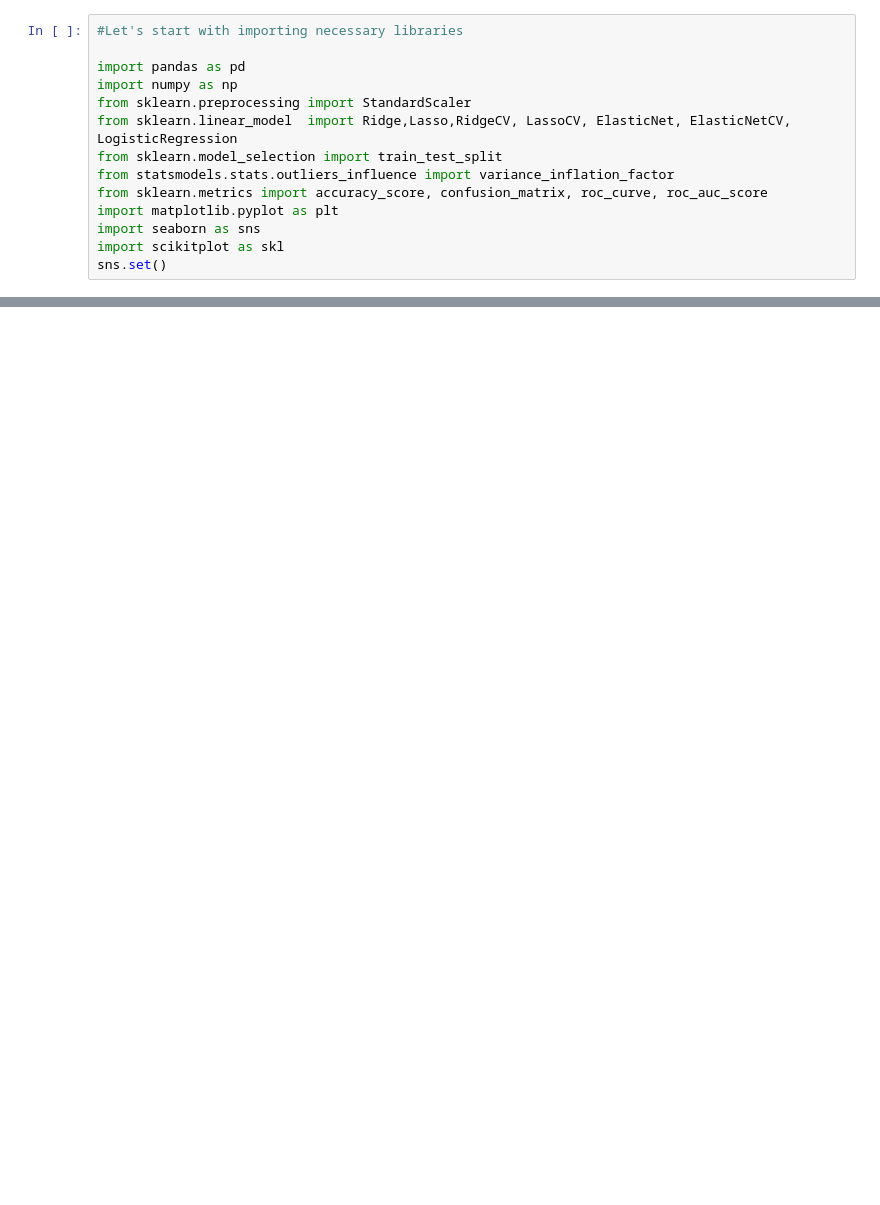
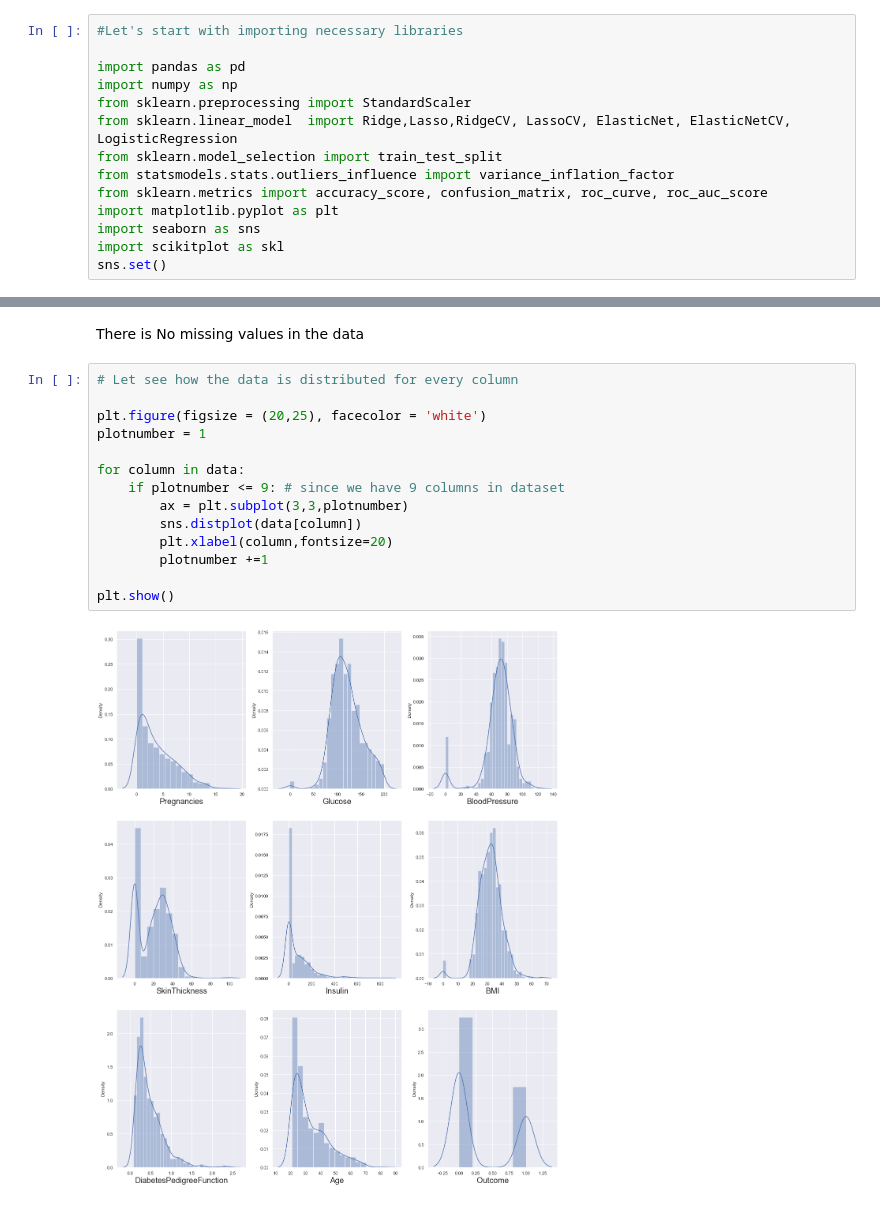
Before and after one commit to ravi0dubey/Logistic_Regression_Diabetes-Prediction, a Jupyter notebook: Logistic Regression_Diabetes Prediction.ipynb, the cells around one changed output, grey strips where cells are left out. Cells and saved outputs as stored; diff of their text form; blank space fills up the shorter version.

```diff
--- a/Logistic Regression_Diabetes Prediction.ipynb
+++ b/Logistic Regression_Diabetes Prediction.ipynb
@@ -51,0 +98,18 @@ data.head()
+# %% [markdown]
+There is No missing values in the data
+# %%
+# Let see how the data is distributed for every column
+
+plt.figure(figsize = (20,25), facecolor = 'white')
+plotnumber = 1
+
+for column in data:
+    if plotnumber <= 9: # since we have 9 columns in dataset
+        ax = plt.subplot(3,3,plotnumber)
+        sns.distplot(data[column])
+        plt.xlabel(column,fontsize=20)
+        plotnumber +=1
+
+plt.show()
+# %% [output]
+[figure, added]
```
Also changed, not shown: parts of 47 cells of this notebook.
